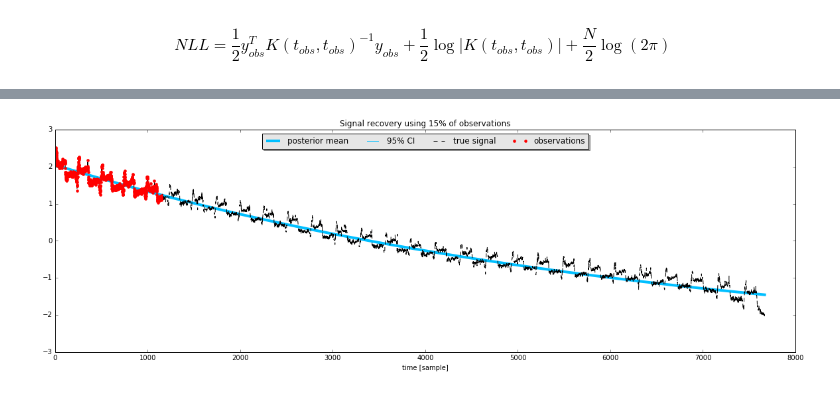
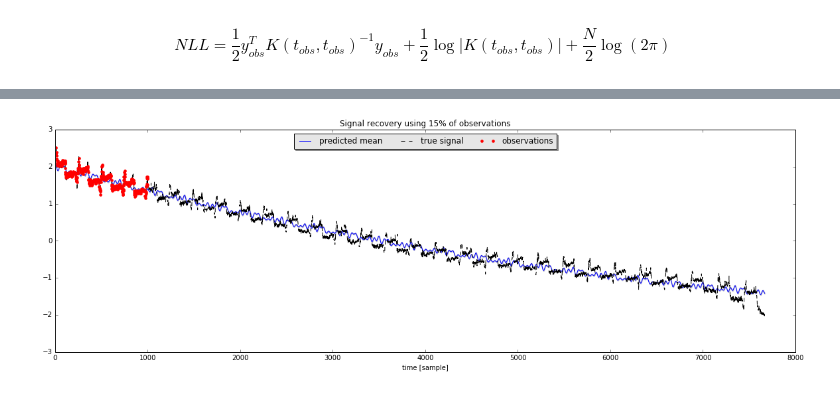
Before and after one commit to naerolf/GP-Bicicleta, a Jupyter notebook: GP Bicicleta.ipynb, the cells around one changed output, grey strips where cells are left out. Cells and saved outputs as stored; diff of their text form; code cells hidden in the pictures.

```diff
--- a/GP Bicicleta.ipynb
+++ b/GP Bicicleta.ipynb
@@ -500,3 +514,5 @@ y_new = y-bias-np.exp(y_trend_exp)
+# %%
+y_new = y-y_trend
 # %%
 signal_autocorr = autocorr(y_new)
 plt.plot(signal_autocorr)
@@ -505,0 +522,6 @@ plt.show()
+# %%
+#Ns = 2*.066*N
+Ns = 1000
+Ns = int(Ns)
+Ns_p = 2
+print(Ns)
@@ -506,13 +530,21 @@ plt.show()
 # %%
 #elección (secuencial) del 15% de las muestras
 #i_obs=np.random.choice(arange(0,N,1),0.15*N,replace=False)
-i_obs = np.arange(int(.15*N))
+#i_obs = np.arange(int(2*.066*N))
+#N_obs=len(i_obs)
+#t_obs=t[i_obs]
+#y_obs=y_new[i_obs]#; y_obs.reshape(N_obs,1)
+#y_trend_comp = y_obs+y_trend[:len(i_obs)]
+
+#elección (aleatoria)del 15% de las muestras
+i_obs=np.random.choice(arange(0,Ns,1),Ns/Ns_p,replace=False)
 N_obs=len(i_obs)
 t_obs=t[i_obs]
 y_obs=y_new[i_obs]#; y_obs.reshape(N_obs,1)
-y_trend_comp = y_obs+bias[:len(i_obs)]+np.exp(y_trend_exp[:len(i_obs)])
+y_trend_comp = y_obs+y_trend[i_obs]
+
 #gráfico
-fig=plt.figure(1, figsize=(20,6))
+fig=plt.figure(20, figsize=(20,6))
 ax = plt.gca()
 plt.plot(t,f, color='black',ls='-',label='true signal')
 plt.plot(t_obs,y_trend_comp,'r.',ms=8,label='observations')
@@ -640,16 +694,16 @@ def like_Per_Df(X, y, t):
 # %%
 #elegir hiperparámetros
-sigma_y_GP_test = 5e0#0.2
-gamma_test = 1e-1#0.001
-sigma_test = 1e0#0.5
-per_test = 2.5e2#0.5
+sigma_y_GP_test = 1e1#0.2
+gamma_test = 3e0#0.001
+sigma_test = 0.3e0#0.5
+per_test = 3.5e2#0.5
 
 
 #NLL para la elección de hiperparámetros
 print(like_Per([sigma_y_GP_test, gamma_test, sigma_test, per_test], y_obs, t_obs))
 
 
-cov=Per(t,t,gamma=gamma_test,sigma=sigma_test,per=per_test)
+cov=Per_diag(t,t,gamma=gamma_test,sigma=sigma_test,per=per_test)
 cov_obs=Per(t_obs,t_obs,gamma=gamma_test,sigma=sigma_test,per=per_test)
 K_star=Per(t,t_obs,gamma=gamma_test,sigma=sigma_test,per=per_test)
 cGg=np.linalg.cholesky(cov_obs+sigma_y_GP**2*np.identity(N_obs))
@@ -660,5 +714,6 @@ temp=np.dot(K_star,invGramg)
 y_model=np.dot(temp,y_obs)
 v_model=np.diag(cov-np.dot(temp,K_star.T))
 std_dev=np.sqrt(v_model)
-y_model_trend = y_model+bias+np.exp(y_trend_exp)
+y_model_trend = y_model+y_trend
+print("Done")
 # %% [output]
@@ -683,17 +739,16 @@ plt.plot(y-bias-np.exp(y_trend_exp))
 # %%
 #graficar estimación, observaciones y datos reales
 fig=plt.figure(2, figsize=(20,6))
 ax = plt.gca()
-plt.plot(t,y_model_trend,c='#00BFFF',	lw=4,label='posterior mean')
-plt.plot(t,y_model_trend+2*std_dev,c='#00BFFF',label='95% CI')
-plt.plot(t,y_model_trend-2*std_dev,c='#00BFFF')
+plt.plot(t,y_model_trend,'b',label='predicted mean')
+plt.fill_between(t,y_model_trend-2*std_dev-2*sigma_y_GP_test, y_model_trend+2*std_dev+2*sigma_y_GP_test, facecolor='blue', alpha=0.2)
 plt.plot(t,f, color='black',ls='--',label='true signal')
 plt.plot(t_obs,y_trend_comp,'r.',ms=8,label='observations')
 leg=plt.legend(ncol=4,frameon=True, shadow=True, loc=9)
 frame  = leg.get_frame()
 frame.set_facecolor('0.9')
 plt.xlabel('time [sample]')
 plt.title('Signal recovery using 15% of observations')
 plt.savefig("SE.eps",format='eps', dpi=1000)
 # %% [output]
-[figure, old version]
+[figure, new version]
```
Also changed, not shown: parts of 38 cells of this notebook, 3 other files.
